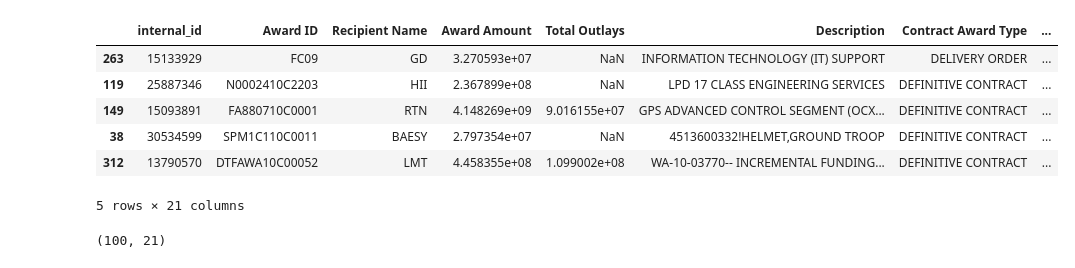
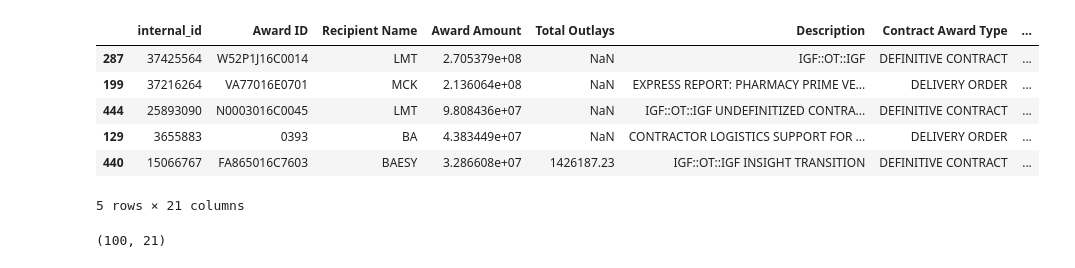
Before and after one commit to xikronz/Government-Contracts, a Jupyter notebook: strategy.ipynb, the cells around one changed output. Cells and saved outputs as stored; diff of their text form; code cells hidden in the pictures.

```diff
--- a/strategy.ipynb
+++ b/strategy.ipynb
@@ -10,17 +10,17 @@ import math
 from openai import OpenAI
 import time
 # %%
-contracts = pd.read_csv("/home/xikron/Projects/misc/data/pC.csv")
+contracts = pd.read_csv("/home/xikron/Projects/misc/data/blacktesting/c16.csv")
 contracts['Start Date']= pd.to_datetime(contracts['Start Date'])
 contracts=contracts.drop_duplicates(subset='Award ID').sample(100, replace=False).sort_values(by='Start Date')
 contracts.head()
 # %% [output]
 |  | internal_id | Award ID | Recipient Name | Award Amount | Total Outlays | Description | Contract Award Type | ... |
-| 263 | 15133929 | FC09 | GD | 3.270593e+07 | NaN | INFORMATION TECHNOLOGY (IT) SUPPORT | DELIVERY ORDER | ... |
-| 119 | 25887346 | N0002410C2203 | HII | 2.367899e+08 | NaN | LPD 17 CLASS ENGINEERING SERVICES | DEFINITIVE CONTRACT | ... |
-| 149 | 15093891 | FA880710C0001 | RTN | 4.148269e+09 | 9.016155e+07 | GPS ADVANCED CONTROL SEGMENT (OCX... | DEFINITIVE CONTRACT | ... |
-| 38 | 30534599 | SPM1C110C0011 | BAESY | 2.797354e+07 | NaN | 4513600332!HELMET,GROUND TROOP | DEFINITIVE CONTRACT | ... |
-| 312 | 13790570 | DTFAWA10C00052 | LMT | 4.458355e+08 | 1.099002e+08 | WA-10-03770-- INCREMENTAL FUNDING... | DEFINITIVE CONTRACT | ... |
+| 287 | 37425564 | W52P1J16C0014 | LMT | 2.705379e+08 | NaN | IGF::OT::IGF | DEFINITIVE CONTRACT | ... |
+| 199 | 37216264 | VA77016E0701 | MCK | 2.136064e+08 | NaN | EXPRESS REPORT: PHARMACY PRIME VE... | DELIVERY ORDER | ... |
+| 444 | 25893090 | N0003016C0045 | LMT | 9.808436e+07 | NaN | IGF::OT::IGF UNDEFINITIZED CONTRA... | DEFINITIVE CONTRACT | ... |
+| 129 | 3655883 | 0393 | BA | 4.383449e+07 | NaN | CONTRACTOR LOGISTICS SUPPORT FOR ... | DELIVERY ORDER | ... |
+| 440 | 15066767 | FA865016C7603 | BAESY | 3.286608e+07 | 1426187.23 | IGF::OT::IGF INSIGHT TRANSITION | DEFINITIVE CONTRACT | ... |
 5 rows × 21 columns
 # %%
 contracts.shape
```
Also changed, not shown: parts of 8 cells of this notebook, 15 other files.
